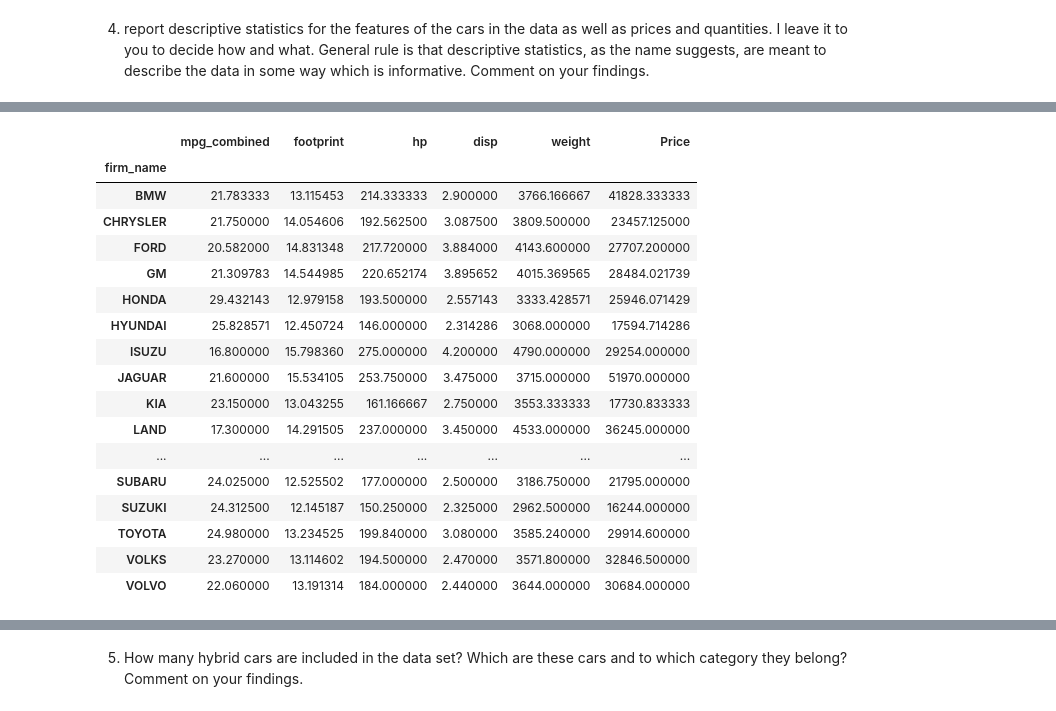
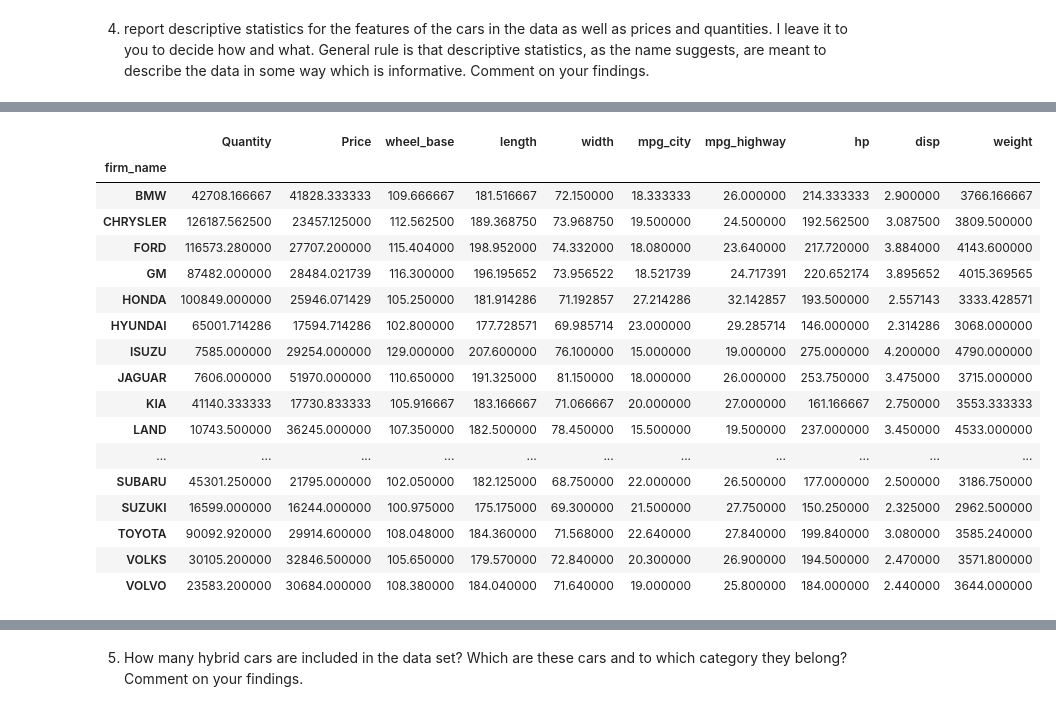
Before and after one commit to joshuamcurtis/DemandEstimationProject, a Jupyter notebook: DemandEstimationProject.ipynb, the cells around one changed output, grey strips where cells are left out. Drawn from its saved outputs; the diff is of its cells as text; code cells hidden in the pictures.

```diff
--- a/DemandEstimationProject.ipynb
+++ b/DemandEstimationProject.ipynb
@@ -46,5 +52,13 @@ cars = cars.drop(cars.index[217:])
 # %% [markdown]
 3. create a new column in your dataframe which includes the name of the category in which each car is included.
+# %%
+typeFix = ['Quantity','Price','wheel_base','length','width','mpg_city','mpg_highway','hp', 'disp','weight']
+# Convert typeFix items from Object to float in order to use nlargest() and solve some other problems down the line.
+cars[typeFix] = cars[typeFix].astype(float)
+#convert hybrid to type int
+cars['hybrid'] = cars['hybrid'].astype(float)
+#cars[typeFix] = pd.to_numeric(cars[typeFix],errors ='coerce')
+#cars.info()
 # %%
 cars['category'] = cars['segm1'].map(lambda x: math.floor((x)/10))
 
@@ -109,12 +129,4 @@ Name: Quantity, dtype: object
 # %%
-characteristics = ['wheel_base',
-                   'length',
-                   'width',
-                   'mpg_city',
-                   'mpg_highway',
-                   'footprint',
-                   'hp', 'disp',
-                   'weight',
-                   'Price']
-cars.groupby(['categoryName'])[characteristics].mean()
+discChars = ['Quantity','Price','wheel_base','length','width','mpg_city','mpg_highway','hp', 'disp','weight']
+print(cars.groupby(['categoryName'])[discChars].mean())
 # %% [output]
@@ -196,21 +222,21 @@ Name: Quantity, dtype: object
 # %%
-cars.groupby(['firm_name'])[characteristics].mean()
+cars.groupby(['firm_name'])[discChars].mean()
 # %% [output]
-|  | mpg_combined | footprint | hp | disp | weight | Price |
-| firm_name |  |  |  |  |  |  |
-| BMW | 21.783333 | 13.115453 | 214.333333 | 2.900000 | 3766.166667 | 41828.333333 |
-| CHRYSLER | 21.750000 | 14.054606 | 192.562500 | 3.087500 | 3809.500000 | 23457.125000 |
-| FORD | 20.582000 | 14.831348 | 217.720000 | 3.884000 | 4143.600000 | 27707.200000 |
-| GM | 21.309783 | 14.544985 | 220.652174 | 3.895652 | 4015.369565 | 28484.021739 |
-| HONDA | 29.432143 | 12.979158 | 193.500000 | 2.557143 | 3333.428571 | 25946.071429 |
-| HYUNDAI | 25.828571 | 12.450724 | 146.000000 | 2.314286 | 3068.000000 | 17594.714286 |
-| ISUZU | 16.800000 | 15.798360 | 275.000000 | 4.200000 | 4790.000000 | 29254.000000 |
-| JAGUAR | 21.600000 | 15.534105 | 253.750000 | 3.475000 | 3715.000000 | 51970.000000 |
-| KIA | 23.150000 | 13.043255 | 161.166667 | 2.750000 | 3553.333333 | 17730.833333 |
-| LAND | 17.300000 | 14.291505 | 237.000000 | 3.450000 | 4533.000000 | 36245.000000 |
-| ... | ... | ... | ... | ... | ... | ... |
-| SUBARU | 24.025000 | 12.525502 | 177.000000 | 2.500000 | 3186.750000 | 21795.000000 |
-| SUZUKI | 24.312500 | 12.145187 | 150.250000 | 2.325000 | 2962.500000 | 16244.000000 |
-| TOYOTA | 24.980000 | 13.234525 | 199.840000 | 3.080000 | 3585.240000 | 29914.600000 |
-| VOLKS | 23.270000 | 13.114602 | 194.500000 | 2.470000 | 3571.800000 | 32846.500000 |
-| VOLVO | 22.060000 | 13.191314 | 184.000000 | 2.440000 | 3644.000000 | 30684.000000 |
+|  | Quantity | Price | wheel_base | length | width | mpg_city | mpg_highway | hp | disp | weight |
+| firm_name |  |  |  |  |  |  |  |  |  |  |
+| BMW | 42708.166667 | 41828.333333 | 109.666667 | 181.516667 | 72.150000 | 18.333333 | 26.000000 | 214.333333 | 2.900000 | 3766.166667 |
+| CHRYSLER | 126187.562500 | 23457.125000 | 112.562500 | 189.368750 | 73.968750 | 19.500000 | 24.500000 | 192.562500 | 3.087500 | 3809.500000 |
+| FORD | 116573.280000 | 27707.200000 | 115.404000 | 198.952000 | 74.332000 | 18.080000 | 23.640000 | 217.720000 | 3.884000 | 4143.600000 |
+| GM | 87482.000000 | 28484.021739 | 116.300000 | 196.195652 | 73.956522 | 18.521739 | 24.717391 | 220.652174 | 3.895652 | 4015.369565 |
+| HONDA | 100849.000000 | 25946.071429 | 105.250000 | 181.914286 | 71.192857 | 27.214286 | 32.142857 | 193.500000 | 2.557143 | 3333.428571 |
+| HYUNDAI | 65001.714286 | 17594.714286 | 102.800000 | 177.728571 | 69.985714 | 23.000000 | 29.285714 | 146.000000 | 2.314286 | 3068.000000 |
+| ISUZU | 7585.000000 | 29254.000000 | 129.000000 | 207.600000 | 76.100000 | 15.000000 | 19.000000 | 275.000000 | 4.200000 | 4790.000000 |
+| JAGUAR | 7606.000000 | 51970.000000 | 110.650000 | 191.325000 | 81.150000 | 18.000000 | 26.000000 | 253.750000 | 3.475000 | 3715.000000 |
+| KIA | 41140.333333 | 17730.833333 | 105.916667 | 183.166667 | 71.066667 | 20.000000 | 27.000000 | 161.166667 | 2.750000 | 3553.333333 |
+| LAND | 10743.500000 | 36245.000000 | 107.350000 | 182.500000 | 78.450000 | 15.500000 | 19.500000 | 237.000000 | 3.450000 | 4533.000000 |
+| ... | ... | ... | ... | ... | ... | ... | ... | ... | ... | ... |
+| SUBARU | 45301.250000 | 21795.000000 | 102.050000 | 182.125000 | 68.750000 | 22.000000 | 26.500000 | 177.000000 | 2.500000 | 3186.750000 |
+| SUZUKI | 16599.000000 | 16244.000000 | 100.975000 | 175.175000 | 69.300000 | 21.500000 | 27.750000 | 150.250000 | 2.325000 | 2962.500000 |
+| TOYOTA | 90092.920000 | 29914.600000 | 108.048000 | 184.360000 | 71.568000 | 22.640000 | 27.840000 | 199.840000 | 3.080000 | 3585.240000 |
+| VOLKS | 30105.200000 | 32846.500000 | 105.650000 | 179.570000 | 72.840000 | 20.300000 | 26.900000 | 194.500000 | 2.470000 | 3571.800000 |
+| VOLVO | 23583.200000 | 30684.000000 | 108.380000 | 184.040000 | 71.640000 | 19.000000 | 25.800000 | 184.000000 | 2.440000 | 3644.000000 |
```
Also changed, not shown: parts of 38 cells of this notebook, 1 other file.
